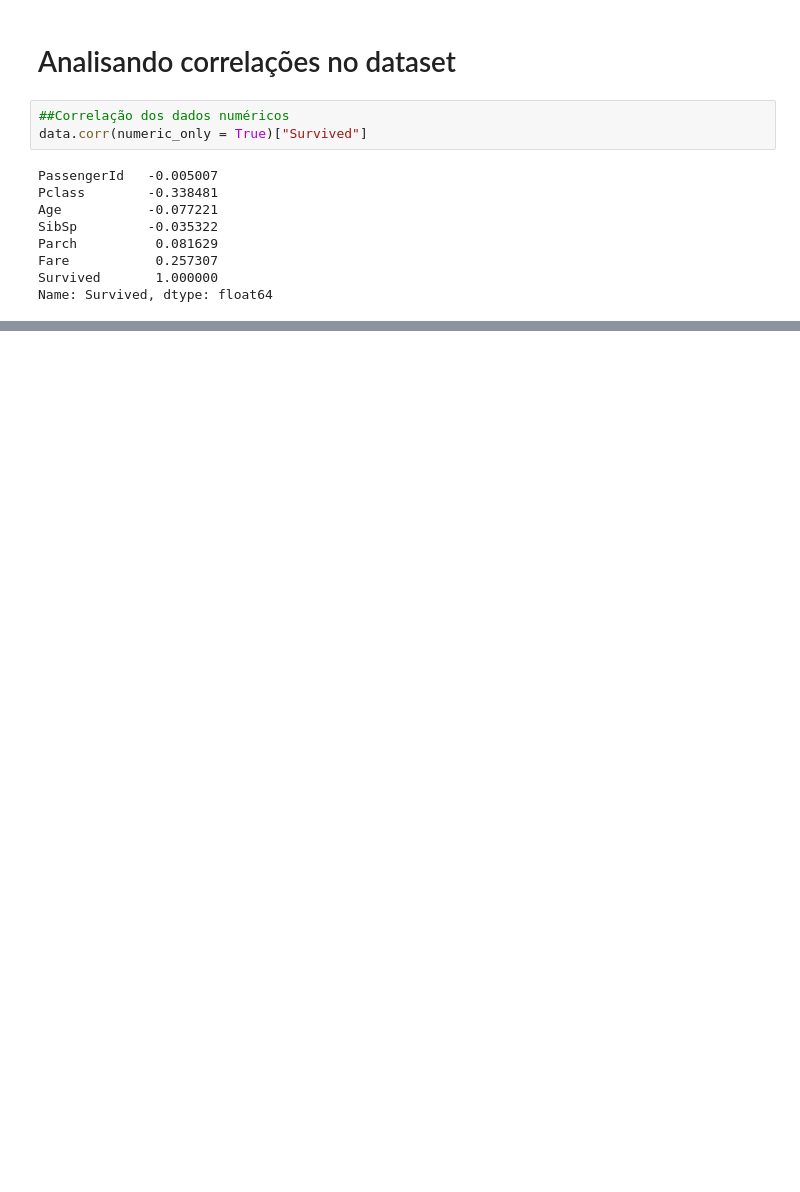
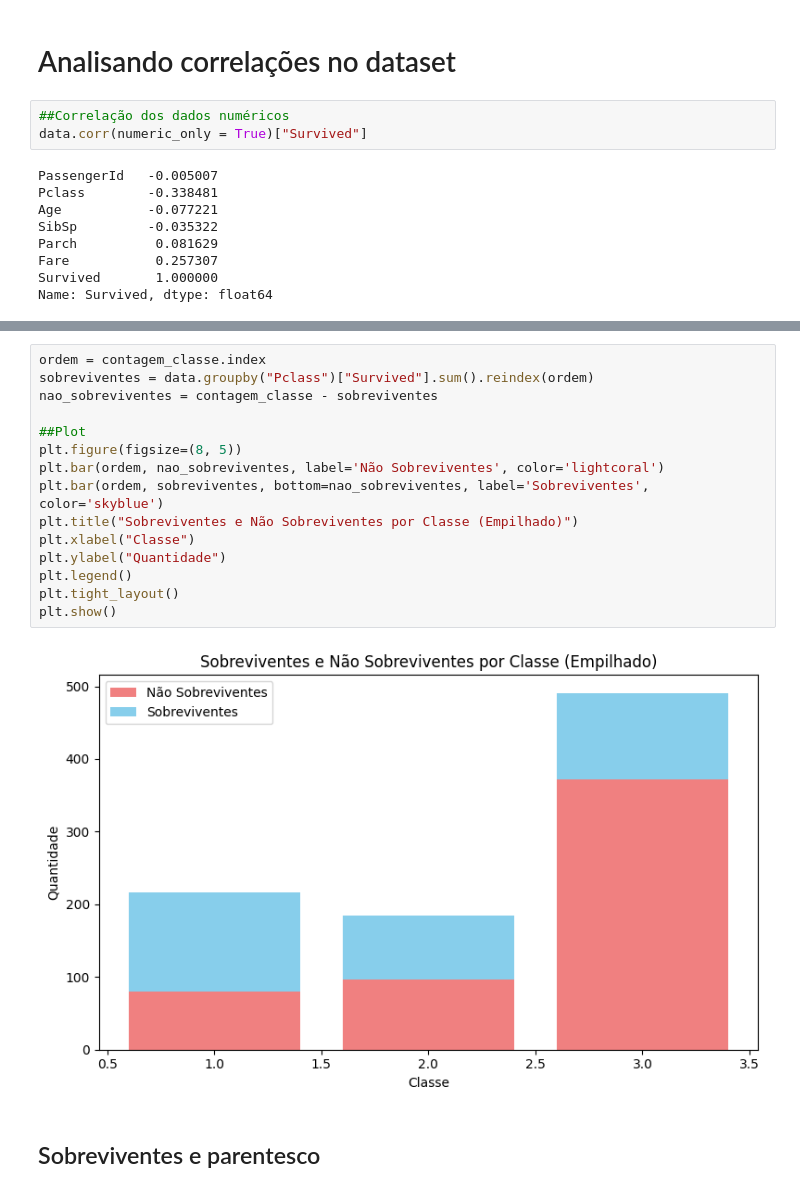
Before and after one commit to Redes-Neurais-2025-1/Titanic_Processig, a Jupyter notebook: Analise Exploratoria.ipynb, the cells around one changed output, grey strips where cells are left out. Saved outputs shown, nothing was run; the diff lists cells and outputs as text; blank space fills up the shorter version.

```diff
--- a/Analise Exploratoria.ipynb
+++ b/Analise Exploratoria.ipynb
@@ -40,0 +126,19 @@ Name: Survived, dtype: float64
+# %%
+ordem = contagem_classe.index
+sobreviventes = data.groupby("Pclass")["Survived"].sum().reindex(ordem)
+nao_sobreviventes = contagem_classe - sobreviventes
+
+##Plot
+plt.figure(figsize=(8, 5))
+plt.bar(ordem, nao_sobreviventes, label='Não Sobreviventes', color='lightcoral')
+plt.bar(ordem, sobreviventes, bottom=nao_sobreviventes, label='Sobreviventes', color='skyblue')
+plt.title("Sobreviventes e Não Sobreviventes por Classe (Empilhado)")
+plt.xlabel("Classe")
+plt.ylabel("Quantidade")
+plt.legend()
+plt.tight_layout()
+plt.show()
+# %% [output]
+[figure, added]
+# %% [markdown]
+## Sobreviventes e parentesco
```
Also changed, not shown: parts of 39 cells of this notebook.
